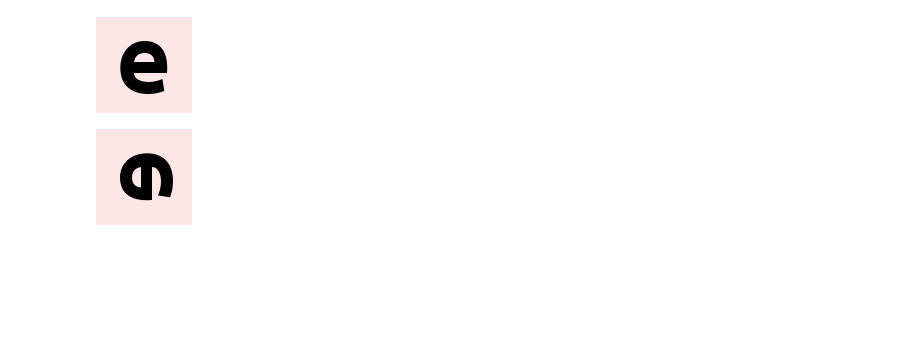
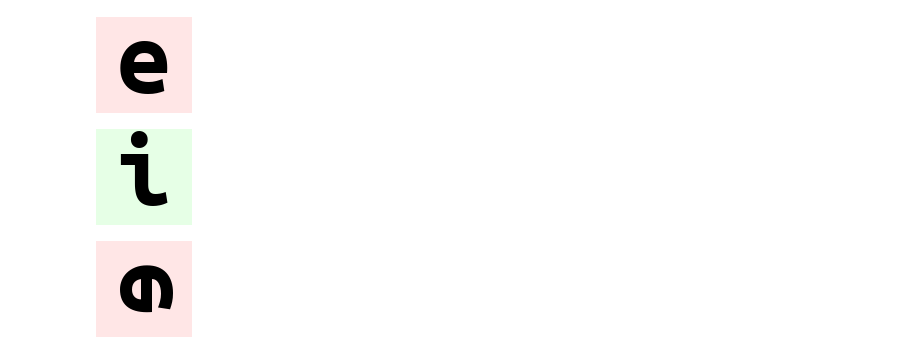
Before and after one commit to arogozhnikov/einops, a Jupyter notebook: docs/1-einops-basics.ipynb, the cells around one changed output. Cells and saved outputs as stored; diff of their text form; code cells hidden in the pictures; blank space fills up the shorter version.

```diff
--- a/docs/1-einops-basics.ipynb
+++ b/docs/1-einops-basics.ipynb
@@ -45,6 +36,11 @@ print(ims.shape, ims.dtype)
 ims[0]
 # %% [output]
 [figure]
+# %%
+# second image in a batch
+ims[1]
+# %% [output]
+[figure, added]
 # %%
 # we'll use two operations
 from einops import rearrange, reduce
```
Also changed, not shown: parts of 4 cells of this notebook, 1 other file.
